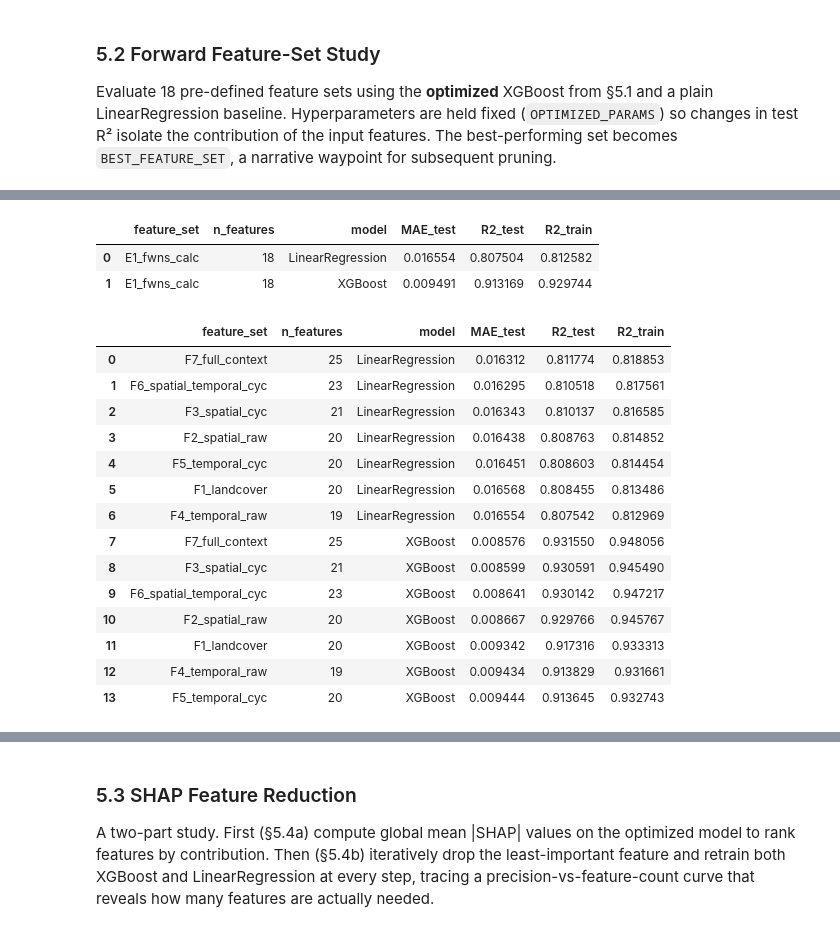
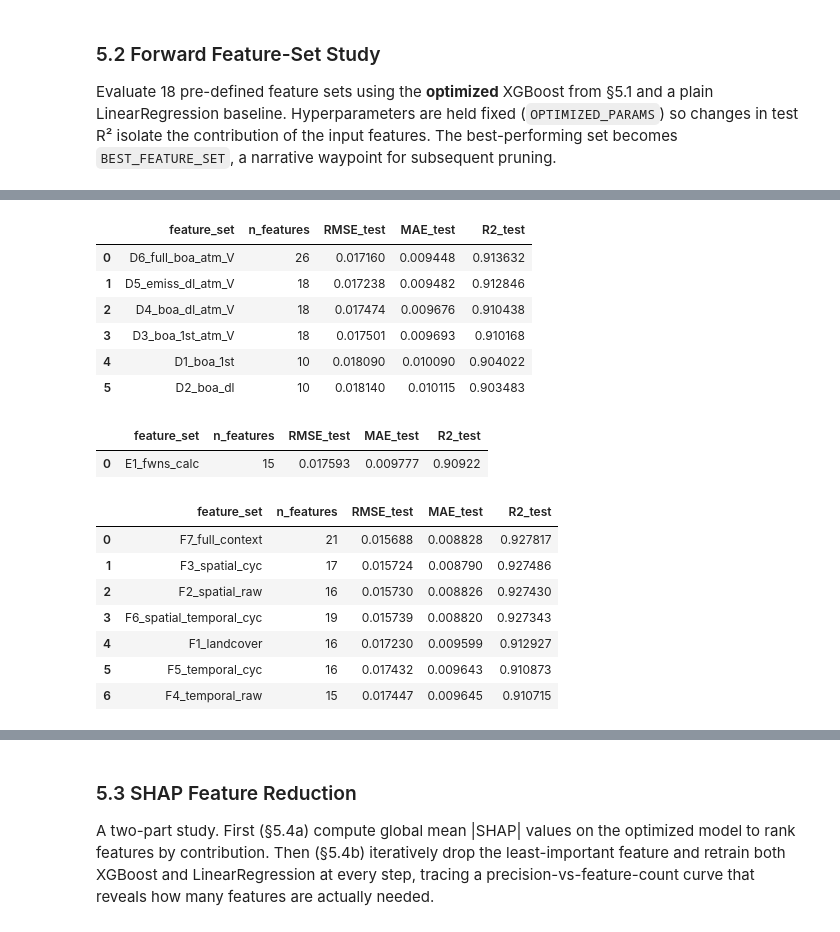
Before and after one commit to marcvem2AED/TFM_MCD_MarcVelascoMateu, a Jupyter notebook: 3-Model_training.ipynb, the cells around one changed output, grey strips where cells are left out. Saved outputs shown, nothing was run; the diff lists cells and outputs as text; code cells hidden in the pictures.

Commit message:
Updated (and hopefully final) model developement notebook

```diff
--- a/3-Model_training.ipynb
+++ b/3-Model_training.ipynb
@@ -976,12 +956,7 @@ FEATURE_SETS_7 = {
 # %%
-# Load parameters for faster reproducibility
-OPTIMIZED_PARAMS = json.load(open(f'{HPO_DIR}/best_xgb_params.json'))
-
-# Evaluate all 18 feature sets using the hyperparameters from §5.1 (OPTIMIZED_PARAMS)
-# so that changes in precision isolate the contribution of the input features.
+# Hyperparameters fixed to OPTIMIZED_PARAMS so changes in test R² isolate feature contribution
 _xgb_for_forward = XGBRegressor(**{k: v for k, v in OPTIMIZED_PARAMS.items()
                                    if k not in ('objective', 'eval_metric', 'tree_method')})
 feature_study_models = {
-    'LinearRegression': LinearRegression(),
     'XGBoost': _xgb_for_forward,
 }
@@ -1064,0 +1047,16 @@ display(feature_ranking[['feature_set', 'n_features', 'model', 'MAE_test', 'R2_t
+# %%
+feature_results = evaluate_feature_sets(
+    df_model, y, train_idx, test_idx, FEATURE_SETS_4, feature_study_models
+)
+feature_ranking = feature_results.sort_values(
+    ['model', 'R2_test'], ascending=[True, False]
+).reset_index(drop=True)
+display(feature_ranking[['feature_set', 'n_features', 'RMSE_test', 'MAE_test', 'R2_test']])
+# %% [output]
+|  | feature_set | n_features | RMSE_test | MAE_test | R2_test |
+| 0 | D6_full_boa_atm_V | 26 | 0.017160 | 0.009448 | 0.913632 |
+| 1 | D5_emiss_dl_atm_V | 18 | 0.017238 | 0.009482 | 0.912846 |
+| 2 | D4_boa_dl_atm_V | 18 | 0.017474 | 0.009676 | 0.910438 |
+| 3 | D3_boa_1st_atm_V | 18 | 0.017501 | 0.009693 | 0.910168 |
+| 4 | D1_boa_1st | 10 | 0.018090 | 0.010090 | 0.904022 |
+| 5 | D2_boa_dl | 10 | 0.018140 | 0.010115 | 0.903483 |
@@ -1069,32 +1076,38 @@ feature_results = evaluate_feature_sets(
 feature_ranking = feature_results.sort_values(
     ['model', 'R2_test'], ascending=[True, False]
 ).reset_index(drop=True)
-display(feature_ranking[['feature_set', 'n_features', 'model', 'MAE_test', 'R2_test', 'R2_train']])
+display(feature_ranking[['feature_set', 'n_features', 'RMSE_test', 'MAE_test', 'R2_test']])
 # %% [output]
-|  | feature_set | n_features | model | MAE_test | R2_test | R2_train |
-| 0 | E1_fwns_calc | 18 | LinearRegression | 0.016554 | 0.807504 | 0.812582 |
-| 1 | E1_fwns_calc | 18 | XGBoost | 0.009491 | 0.913169 | 0.929744 |
+|  | feature_set | n_features | RMSE_test | MAE_test | R2_test |
+| 0 | E1_fwns_calc | 15 | 0.017593 | 0.009777 | 0.90922 |
+# %%
+FEATURE_SETS_6 = {
+    # =========================================================================
+    # BLOCK F — SPATIO-TEMPORAL AND LAND COVER CONTEXT
+    # Each context type isolated first (F1–F6), then combined (F7).
+    # =========================================================================
+    'F1_landcover':             _TOA + _ATM_V + _TSKIN + _SM_VOD + _ATMOSTATE + _LANDCOVER,
+    'F2_spatial_raw':           _TOA + _ATM_V + _TSKIN + _SM_VOD + _ATMOSTATE + _SPATIAL_RAW,
+    'F3_spatial_cyc':           _TOA + _ATM_V + _TSKIN + _SM_VOD + _ATMOSTATE + _SPATIAL_CYC,
+    'F4_temporal_raw':          _TOA + _ATM_V + _TSKIN + _SM_VOD + _ATMOSTATE + _TEMP_RAW,
+    'F5_temporal_cyc':          _TOA + _ATM_V + _TSKIN + _SM_VOD + _ATMOSTATE + _TEMP_CYC,
+    'F6_spatial_temporal_cyc':  _TOA + _ATM_V + _TSKIN + _SM_VOD + _ATMOSTATE + _SPATIAL_CYC + _TEMP_CYC,
+    'F7_full_context':          _TOA + _ATM_V + _TSKIN + _SM_VOD + _ATMOSTATE + _SPATIAL_CYC + _TEMP_CYC + _LANDCOVER,
+}
 # %%
 feature_results = evaluate_feature_sets(
     df_model, y, train_idx, test_idx, FEATURE_SETS_6, feature_study_models
 )
 feature_ranking = feature_results.sort_values(
     ['model', 'R2_test'], ascending=[True, False]
 ).reset_index(drop=True)
-display(feature_ranking[['feature_set', 'n_features', 'model', 'MAE_test', 'R2_test', 'R2_train']])
+display(feature_ranking[['feature_set', 'n_features', 'RMSE_test', 'MAE_test', 'R2_test']])
 # %% [output]
-|  | feature_set | n_features | model | MAE_test | R2_test | R2_train |
-| 0 | F7_full_context | 25 | LinearRegression | 0.016312 | 0.811774 | 0.818853 |
-| 1 | F6_spatial_temporal_cyc | 23 | LinearRegression | 0.016295 | 0.810518 | 0.817561 |
-| 2 | F3_spatial_cyc | 21 | LinearRegression | 0.016343 | 0.810137 | 0.816585 |
-| 3 | F2_spatial_raw | 20 | LinearRegression | 0.016438 | 0.808763 | 0.814852 |
-| 4 | F5_temporal_cyc | 20 | LinearRegression | 0.016451 | 0.808603 | 0.814454 |
-| 5 | F1_landcover | 20 | LinearRegression | 0.016568 | 0.808455 | 0.813486 |
-| 6 | F4_temporal_raw | 19 | LinearRegression | 0.016554 | 0.807542 | 0.812969 |
-| 7 | F7_full_context | 25 | XGBoost | 0.008576 | 0.931550 | 0.948056 |
-| 8 | F3_spatial_cyc | 21 | XGBoost | 0.008599 | 0.930591 | 0.945490 |
-| 9 | F6_spatial_temporal_cyc | 23 | XGBoost | 0.008641 | 0.930142 | 0.947217 |
-| 10 | F2_spatial_raw | 20 | XGBoost | 0.008667 | 0.929766 | 0.945767 |
-| 11 | F1_landcover | 20 | XGBoost | 0.009342 | 0.917316 | 0.933313 |
-| 12 | F4_temporal_raw | 19 | XGBoost | 0.009434 | 0.913829 | 0.931661 |
-| 13 | F5_temporal_cyc | 20 | XGBoost | 0.009444 | 0.913645 | 0.932743 |
+|  | feature_set | n_features | RMSE_test | MAE_test | R2_test |
+| 0 | F7_full_context | 21 | 0.015688 | 0.008828 | 0.927817 |
+| 1 | F3_spatial_cyc | 17 | 0.015724 | 0.008790 | 0.927486 |
+| 2 | F2_spatial_raw | 16 | 0.015730 | 0.008826 | 0.927430 |
+| 3 | F6_spatial_temporal_cyc | 19 | 0.015739 | 0.008820 | 0.927343 |
+| 4 | F1_landcover | 16 | 0.017230 | 0.009599 | 0.912927 |
+| 5 | F5_temporal_cyc | 16 | 0.017432 | 0.009643 | 0.910873 |
+| 6 | F4_temporal_raw | 15 | 0.017447 | 0.009645 | 0.910715 |
```
Also changed, not shown: parts of 44 cells of this notebook, 5 other files.
